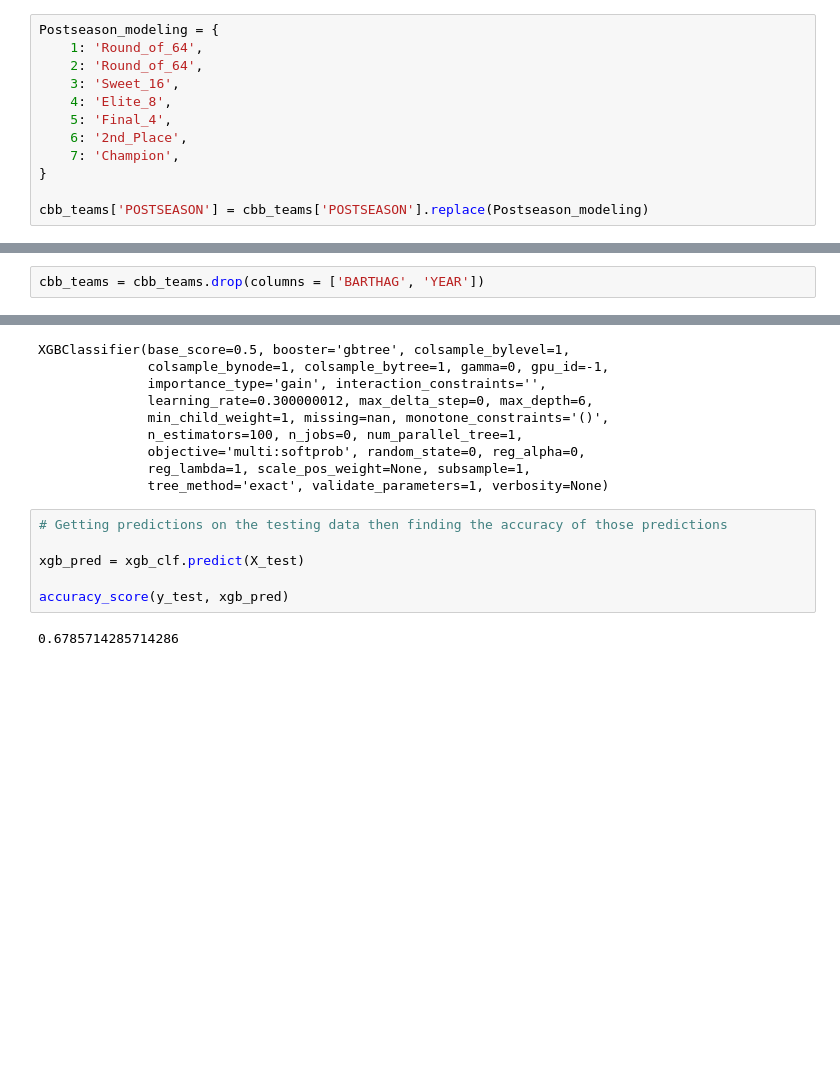
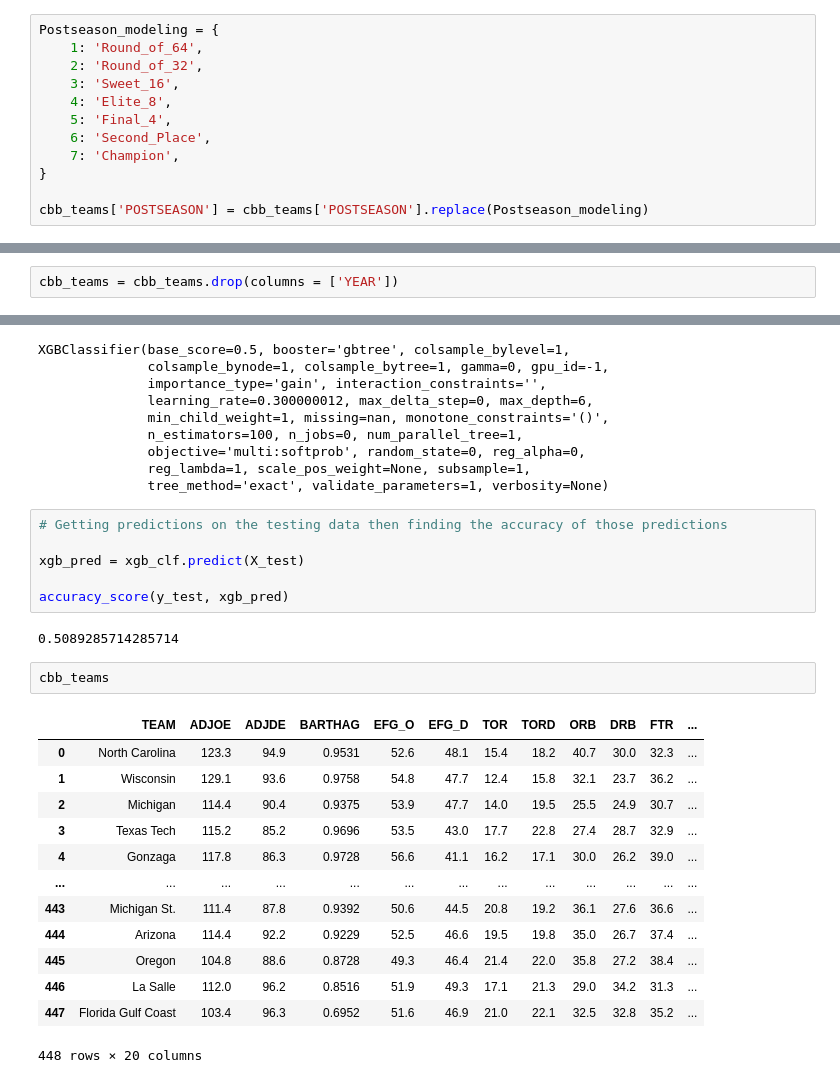
Before and after one commit to Ahila700/College_basketball_analysis, a Jupyter notebook: Modeling.ipynb, the cells around one changed output, grey strips where cells are left out. Cells and saved outputs as stored; diff of their text form; blank space fills up the shorter version.

Commit message:
Completed work on my first model, an xgb model, and made my first round of predictions using the model

```diff
--- a/Modeling.ipynb
+++ b/Modeling.ipynb
@@ -45,11 +45,11 @@ cbb_teams
 # %%
 Postseason_modeling = {
     1: 'Round_of_64',
-    2: 'Round_of_64',
+    2: 'Round_of_32',
     3: 'Sweet_16',
     4: 'Elite_8',
     5: 'Final_4',
-    6: '2nd_Place',
+    6: 'Second_Place',
     7: 'Champion',
 }
 
@@ -74,7 +62,7 @@ Index(['TEAM', 'ADJOE', 'ADJDE', 'BARTHAG', 'EFG_O', 'EFG_D', 'TOR', 'TORD',
        'WAB', 'POSTSEASON', 'SEED', 'YEAR'],
       dtype='object')
 # %%
-cbb_teams = cbb_teams.drop(columns = ['BARTHAG', 'YEAR'])
+cbb_teams = cbb_teams.drop(columns = ['YEAR'])
 # %% [markdown]
 ## Base Model
 # %% [markdown]
@@ -107,4 +95,20 @@ xgb_pred = xgb_clf.predict(X_test)
 
 accuracy_score(y_test, xgb_pred)
 # %% [output]
-0.6785714285714286
+0.5089285714285714
+# %%
+cbb_teams
+# %% [output]
+|  | TEAM | ADJOE | ADJDE | BARTHAG | EFG_O | EFG_D | TOR | TORD | ORB | DRB | FTR | ... |
+| 0 | North Carolina | 123.3 | 94.9 | 0.9531 | 52.6 | 48.1 | 15.4 | 18.2 | 40.7 | 30.0 | 32.3 | ... |
+| 1 | Wisconsin | 129.1 | 93.6 | 0.9758 | 54.8 | 47.7 | 12.4 | 15.8 | 32.1 | 23.7 | 36.2 | ... |
+| 2 | Michigan | 114.4 | 90.4 | 0.9375 | 53.9 | 47.7 | 14.0 | 19.5 | 25.5 | 24.9 | 30.7 | ... |
+| 3 | Texas Tech | 115.2 | 85.2 | 0.9696 | 53.5 | 43.0 | 17.7 | 22.8 | 27.4 | 28.7 | 32.9 | ... |
+| 4 | Gonzaga | 117.8 | 86.3 | 0.9728 | 56.6 | 41.1 | 16.2 | 17.1 | 30.0 | 26.2 | 39.0 | ... |
+| ... | ... | ... | ... | ... | ... | ... | ... | ... | ... | ... | ... | ... |
+| 443 | Michigan St. | 111.4 | 87.8 | 0.9392 | 50.6 | 44.5 | 20.8 | 19.2 | 36.1 | 27.6 | 36.6 | ... |
+| 444 | Arizona | 114.4 | 92.2 | 0.9229 | 52.5 | 46.6 | 19.5 | 19.8 | 35.0 | 26.7 | 37.4 | ... |
+| 445 | Oregon | 104.8 | 88.6 | 0.8728 | 49.3 | 46.4 | 21.4 | 22.0 | 35.8 | 27.2 | 38.4 | ... |
+| 446 | La Salle | 112.0 | 96.2 | 0.8516 | 51.9 | 49.3 | 17.1 | 21.3 | 29.0 | 34.2 | 31.3 | ... |
+| 447 | Florida Gulf Coast | 103.4 | 96.3 | 0.6952 | 51.6 | 46.9 | 21.0 | 22.1 | 32.5 | 32.8 | 35.2 | ... |
+448 rows × 20 columns
```
Also changed, not shown: parts of 15 cells of this notebook, 2 other files.
